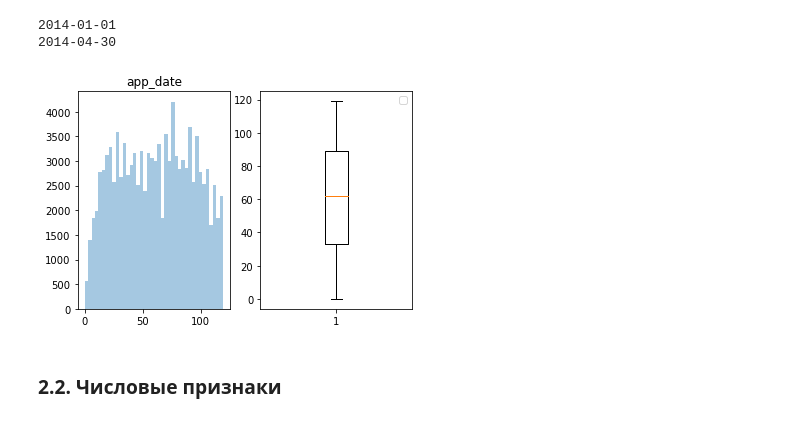
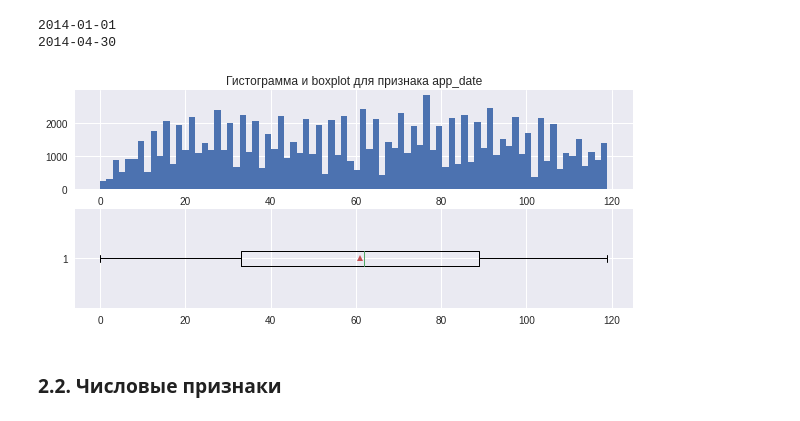
Before and after one commit to Alexius-rts/skillfactory_rds, a Jupyter notebook: module_5/sf-dst-18-creditscoring-belomoykin.ipynb, the cells around one changed output. Saved outputs shown, nothing was run; the diff lists cells and outputs as text; code cells hidden in the pictures.

```diff
--- a/module_5/sf-dst-18-creditscoring-belomoykin.ipynb
+++ b/module_5/sf-dst-18-creditscoring-belomoykin.ipynb
@@ -98,34 +98,30 @@ def my_describe(df):
     display(temp.T)
     return
 
-# прорисовка гистограммы исходных данных
-def graph_source_data(df,column):
-    start_point = df[column].min()
-    end_point = df[column].max()
-    fig, ax = plt.subplots(1,2)
-    ax[0].hist(df[column], alpha=0.4, bins=40, range=(
-        start_point, end_point), label='Исходные данные {}'. format(column))
-    ax[0].set_title(column)
-    ax[1].boxplot(df[column])
-    plt.legend()
+
+def show_plot_boxplot(df, column, bins=80):
+    """Построение гистограммы по столбцу и boxplot-а"""
+    color_text = plt.get_cmap('PuBuGn')(0.9)
+    plt.style.use('seaborn')
+    plt.rcParams['figure.figsize'] = (10, 4)
+    _, axes = plt.subplots(2, 1)
+    axes[0].hist(df[column], bins=bins)
+    axes[0].set_title("Гистограмма и boxplot для признака "+column)
+    axes[1].boxplot(df[column], vert=False, showmeans = True)
+    axes[1].set_title('')
     return
 
 
 # Пропишем функцию расчета IQR и квартилей. И прорисовку  их графика
 
-def IQR_perc(df):
+def IQR_perc(df,list_cols):
     temp = {}
-    temp['Имя признака'] = num_cols
-    start_point = df[num_cols].min()
-    end_point = df[num_cols].max()
-    #IQR = df[num_cols].quantile(0.75) - df[num_cols].quantile(0.25)
-    #perc25 = df[num_cols].quantile(0.25)
-    #perc75 = df[num_cols].quantile(0.75)
-    temp['IQR'] = df[num_cols].quantile(0.75) - df[num_cols].quantile(0.25)
-    temp['perc25'] = df[num_cols].quantile(0.25)
-    temp['perc75'] = df[num_cols].quantile(0.75)
-    temp['Л. граница выбросов'] = df[num_cols].quantile(0.25) - 1.5*(df[num_cols].quantile(0.75) - df[num_cols].quantile(0.25))
-    temp['П. граница выбросов'] =df[num_cols].quantile(0.75) + 1.5*(df[num_cols].quantile(0.75) - df[num_cols].quantile(0.25))
+    temp['Имя признака'] = list_cols
+    temp['IQR'] = df[list_cols].quantile(0.75) - df[list_cols].quantile(0.25)
+    temp['perc25'] = df[list_cols].quantile(0.25)
+    temp['perc75'] = df[list_cols].quantile(0.75)
+    temp['Л. граница выбросов'] = df[list_cols].quantile(0.25) - 1.5*(df[list_cols].quantile(0.75) - df[list_cols].quantile(0.25))
+    temp['П. граница выбросов'] =df[list_cols].quantile(0.75) + 1.5*(df[list_cols].quantile(0.75) - df[list_cols].quantile(0.25))
     temp = pd.DataFrame.from_dict(temp, orient='index')
     display(temp.T)
     return
@@ -495,10 +491,10 @@ df[column] = df[column].apply(lambda x: (x - start_date).days)
 2014-01-01
 2014-04-30
 # %%
-graph_source_data(df,column)
+show_plot_boxplot(df,column)
 num_cols.append(column)
 # %% [output]
-[figure, old version]
+[figure, new version]
 # %%
 # Для очистки тренировочного датасета от выбросов в числовых переменных, снова разделим общий датасет по признаку Sample
 train_data = df.query('sample == 1')
```
Also changed, not shown: parts of 16 cells of this notebook, 1 other file.
